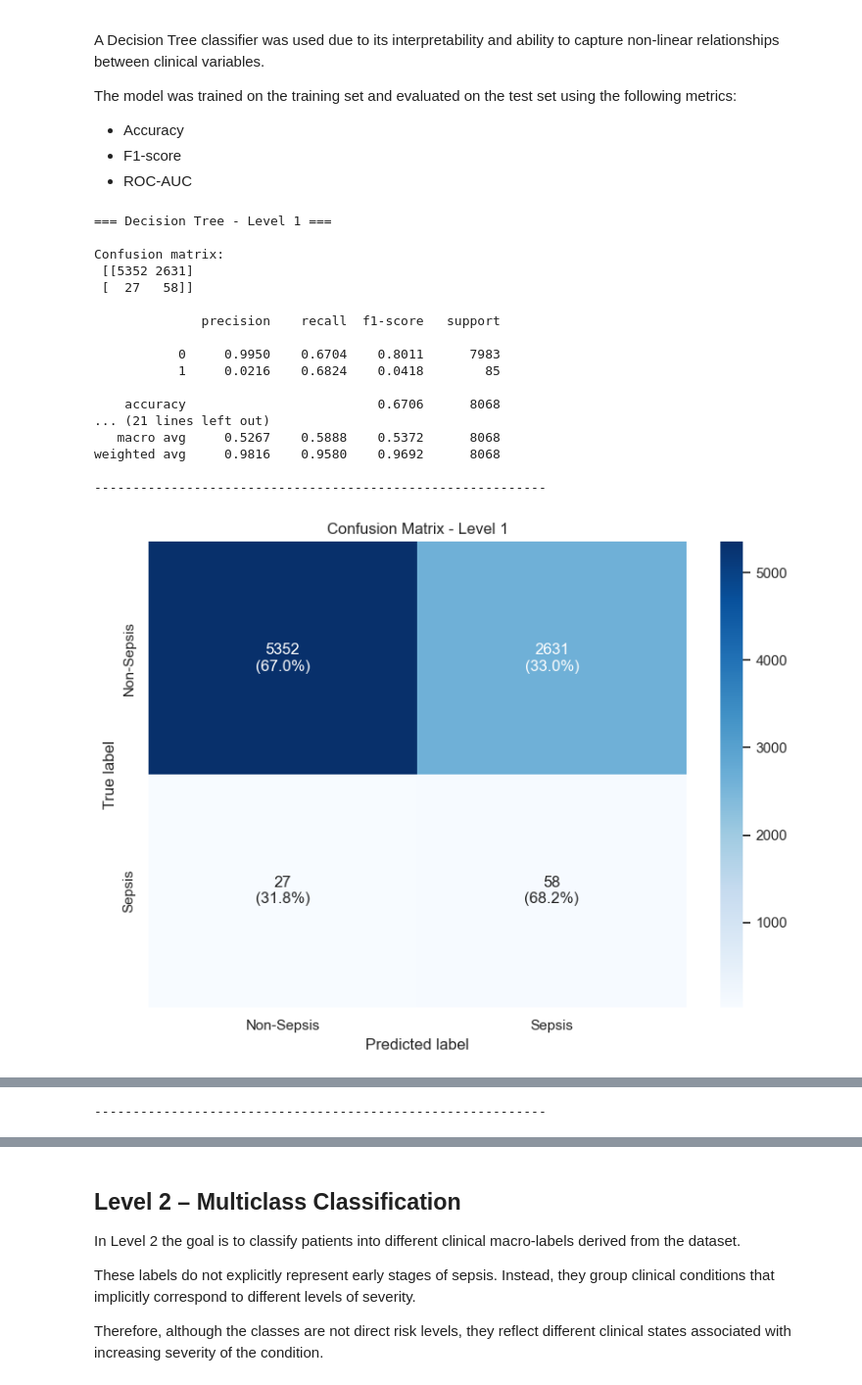
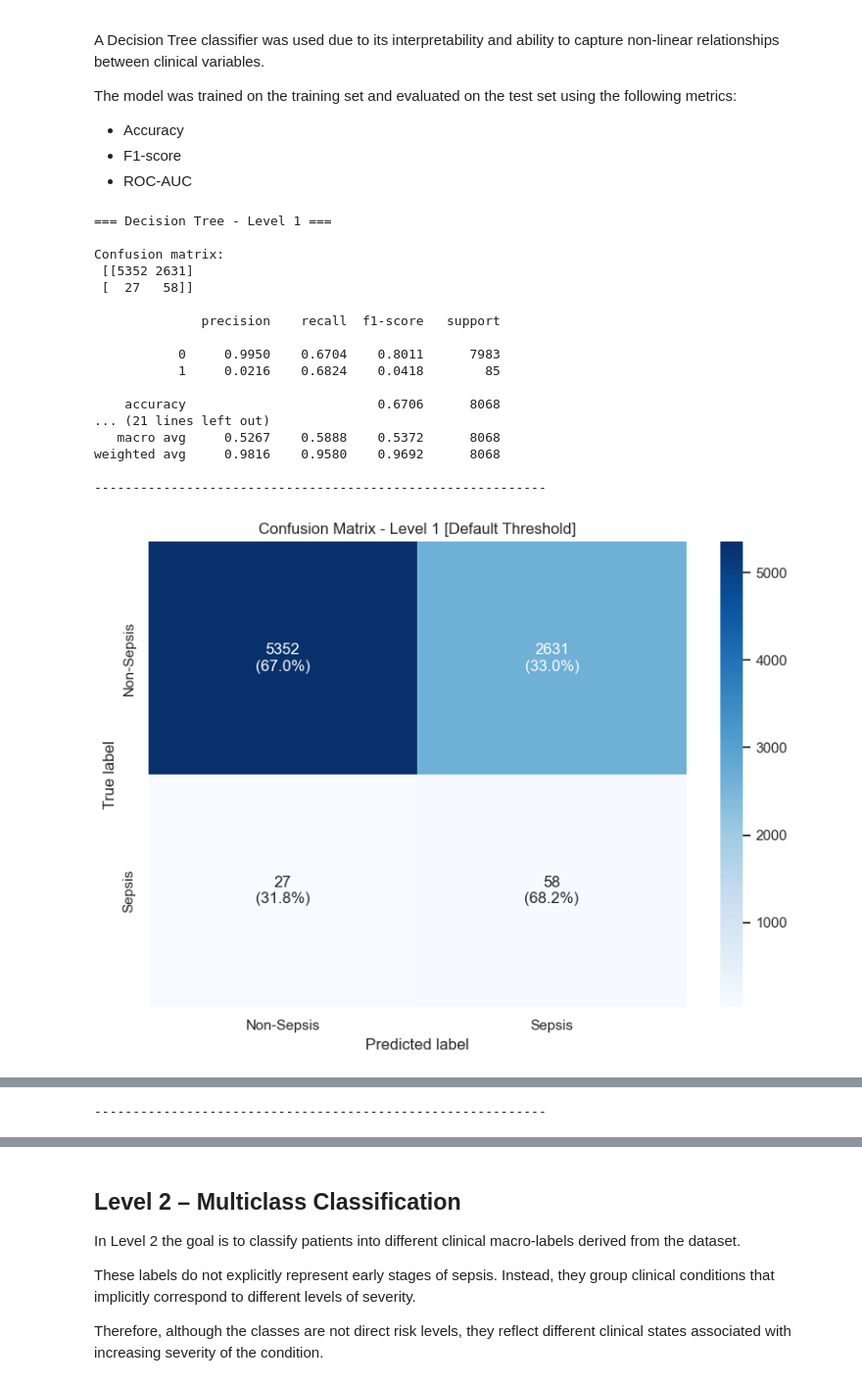
Before and after one commit to sinmario39/ML_Sepsis, a Jupyter notebook: notebooks/test.ipynb, the cells around one changed output, grey strips where cells are left out. Shown at 98% size. Saved outputs shown, nothing was run; the diff lists cells and outputs as text; code cells hidden in the pictures.

Commit message:
Aggiornato report progetto Creati grafici confusion matrix livello 1 distinti (Default/Threshold)

```diff
--- a/notebooks/test.ipynb
+++ b/notebooks/test.ipynb
@@ -208,7 +208,7 @@ custom_pred = apply_threshold(y_proba, threshold)
 eval_binary(y_test_lvl1, custom_pred, None, title="Custom Threshold")
 
 print("-----------------------------------------------------------")
-# CONFUSION MATRIX LIVELLO 1
+# CONFUSION MATRIX LIVELLO 1 (Custom Threshold)
 def plot_confusion_matrix(y_true, y_pred, labels, title, filename):
 
     cm = confusion_matrix(y_true, y_pred)
@@ -246,7 +246,8 @@ def plot_confusion_matrix(y_true, y_pred, labels, title, filename):
 
 labels_lvl1 = ["Non-Sepsis", "Sepsis"]
 
-plot_confusion_matrix(y_test_lvl1, y_pred, labels_lvl1, "Confusion Matrix - Level 1", "../results/confusion_matrix_lvl1.png")
+plot_confusion_matrix(y_test_lvl1, y_pred, labels_lvl1, "Confusion Matrix - Level 1 [Default Threshold]", "../results/confusion_matrix_lvl1_Default.png")
+plot_confusion_matrix(y_test_lvl1, custom_pred, labels_lvl1, "Confusion Matrix - Level 1 [Custom Threshold]", "../results/confusion_matrix_lvl1_Custom.png")
 
 print("-----------------------------------------------------------")
 # GRAFICO METRICHE DI CLASSIFICAZIONE BINARIA
@@ -261,31 +262,31 @@ df = pd.DataFrame(data)
 
 df.set_index("Model").plot(kind="bar")
 
 plt.title("Model Performance Comparison")
 plt.ylabel("Score")
 plt.ylim(0,1)
 
 plt.xticks(rotation=0)
 
 plt.tight_layout()
 plt.savefig("../results/binary_comparison.png", dpi=300)
 plt.show()
 # %% [output]
 === Decision Tree - Level 1 ===
 
 Confusion matrix:
  [[5352 2631]
  [  27   58]]
 
               precision    recall  f1-score   support
 
            0     0.9950    0.6704    0.8011      7983
            1     0.0216    0.6824    0.0418        85
 
     accuracy                         0.6706      8068
 ... (21 lines left out)
    macro avg     0.5267    0.5888    0.5372      8068
 weighted avg     0.9816    0.9580    0.9692      8068
 
 -----------------------------------------------------------
-[figure, old version]
+[figure, new version]
```
Also changed, not shown: parts of 1 cell of this notebook, 1 other file.
